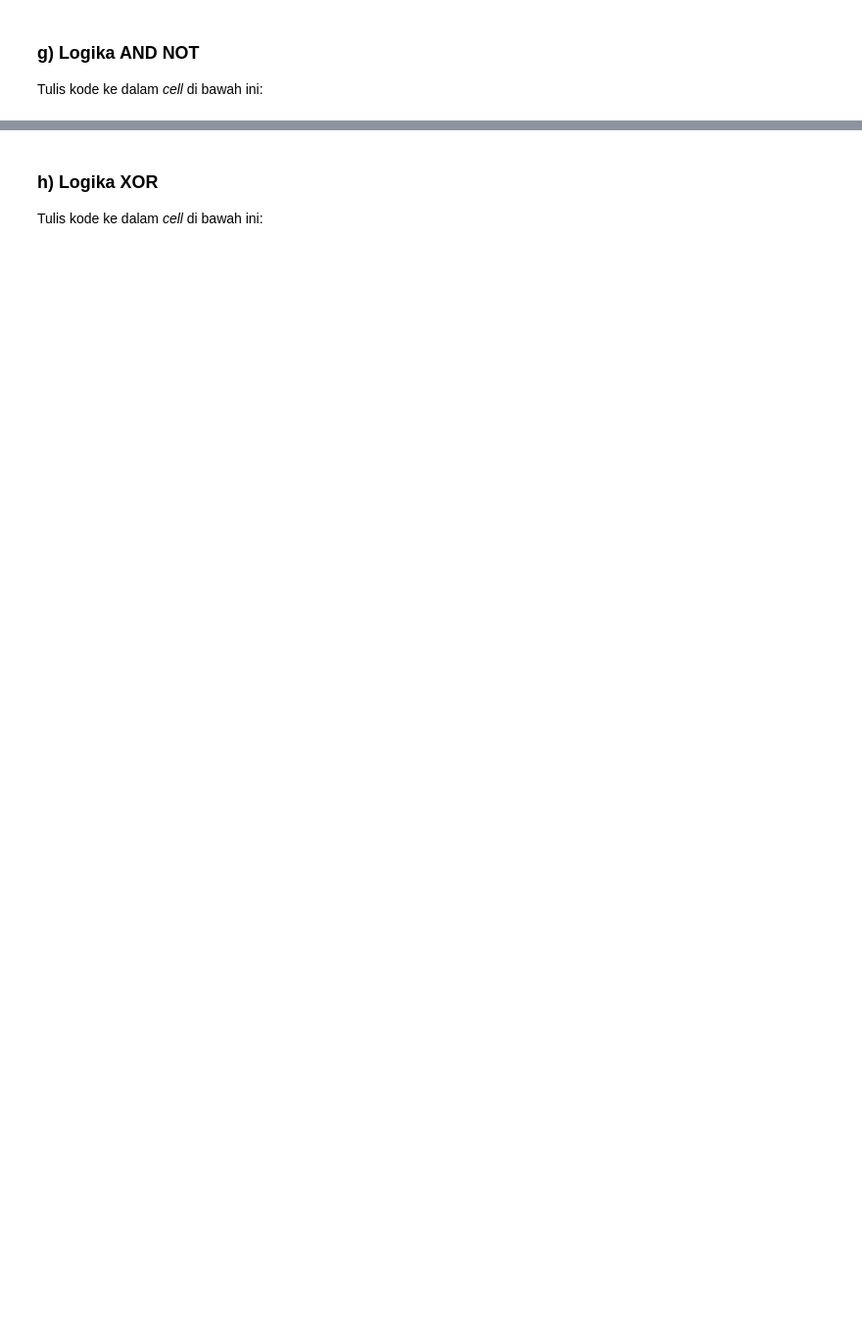
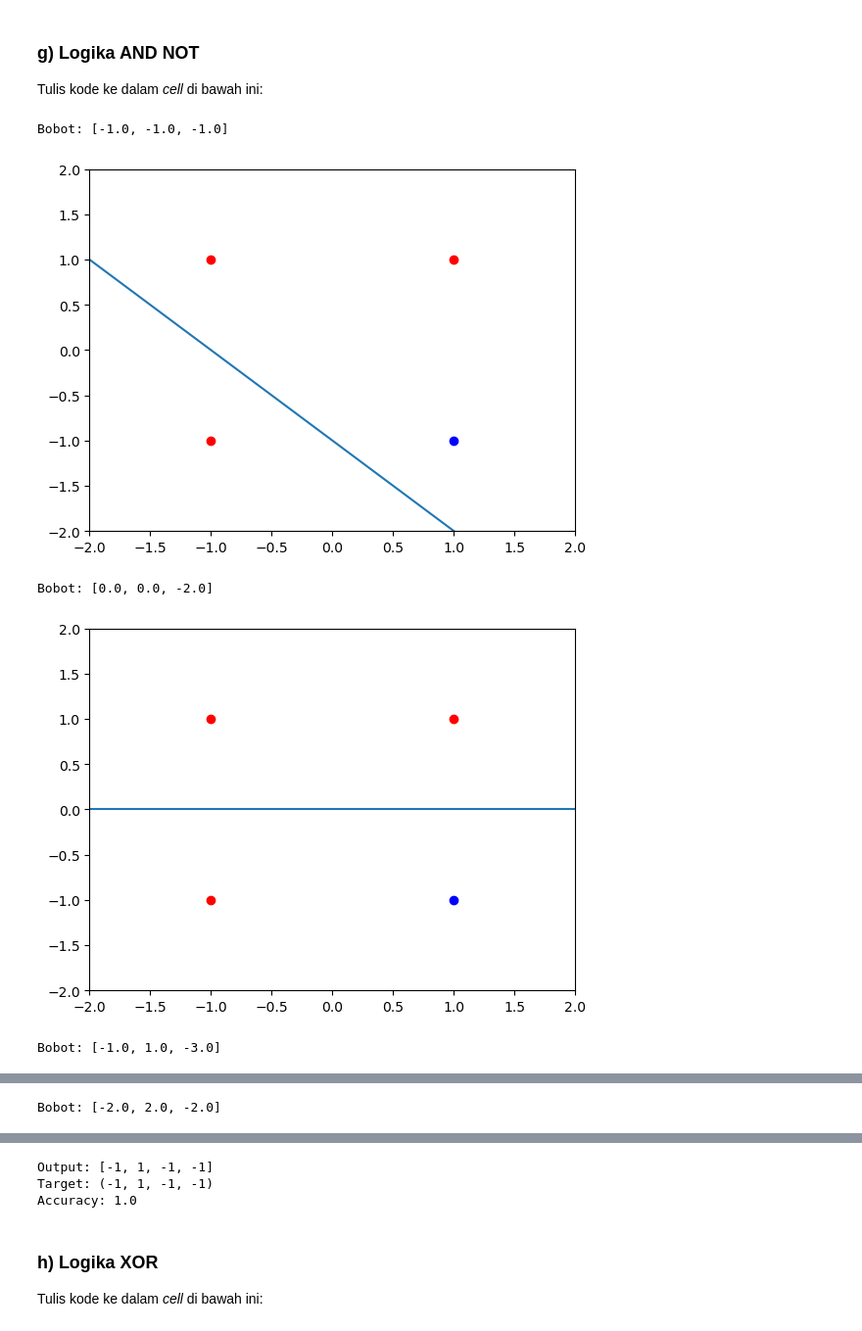
Before and after one commit to rayhanegar/jst-d-code, a Jupyter notebook: BAB 2_RAYHAN EGAR_225150201111014.ipynb, the cells around one changed output, grey strips where cells are left out. Shown at 98% size. Saved outputs shown, nothing was run; the diff lists cells and outputs as text; code cells hidden in the pictures; blank space fills up the shorter version.

```diff
--- a/BAB 2_RAYHAN EGAR_225150201111014.ipynb
+++ b/BAB 2_RAYHAN EGAR_225150201111014.ipynb
@@ -60,3 +131,19 @@ Tulis kode ke dalam *cell* di bawah ini:
 ### g) Logika AND NOT
 
 Tulis kode ke dalam *cell* di bawah ini:
+# %%
+train = (1, 1), (1, -1), (-1, 1), (-1, -1)
+target = -1, 1, -1, -1
+model = hebb_fit(train, target, verbose=True, draw=True)
+output = hebb_predict(train, model)
+accuracy = accuracy_score(output, target)
+
+print('Output:', output)
+print('Target:', target)
+print('Accuracy:', accuracy)
+# %% [output]
+Bobot: [-1.0, -1.0, -1.0]
+[figure, added]
+Bobot: [0.0, 0.0, -2.0]
+[figure, added]
+Bobot: [-1.0, 1.0, -3.0]
@@ -62,0 +151 @@ Tulis kode ke dalam *cell* di bawah ini:
+Bobot: [-2.0, 2.0, -2.0]
@@ -63,3 +153,6 @@ Tulis kode ke dalam *cell* di bawah ini:
+Output: [-1, 1, -1, -1]
+Target: (-1, 1, -1, -1)
+Accuracy: 1.0
 # %% [markdown]
 ### h) Logika XOR
 
```
Also changed, not shown: parts of 8 cells of this notebook.
